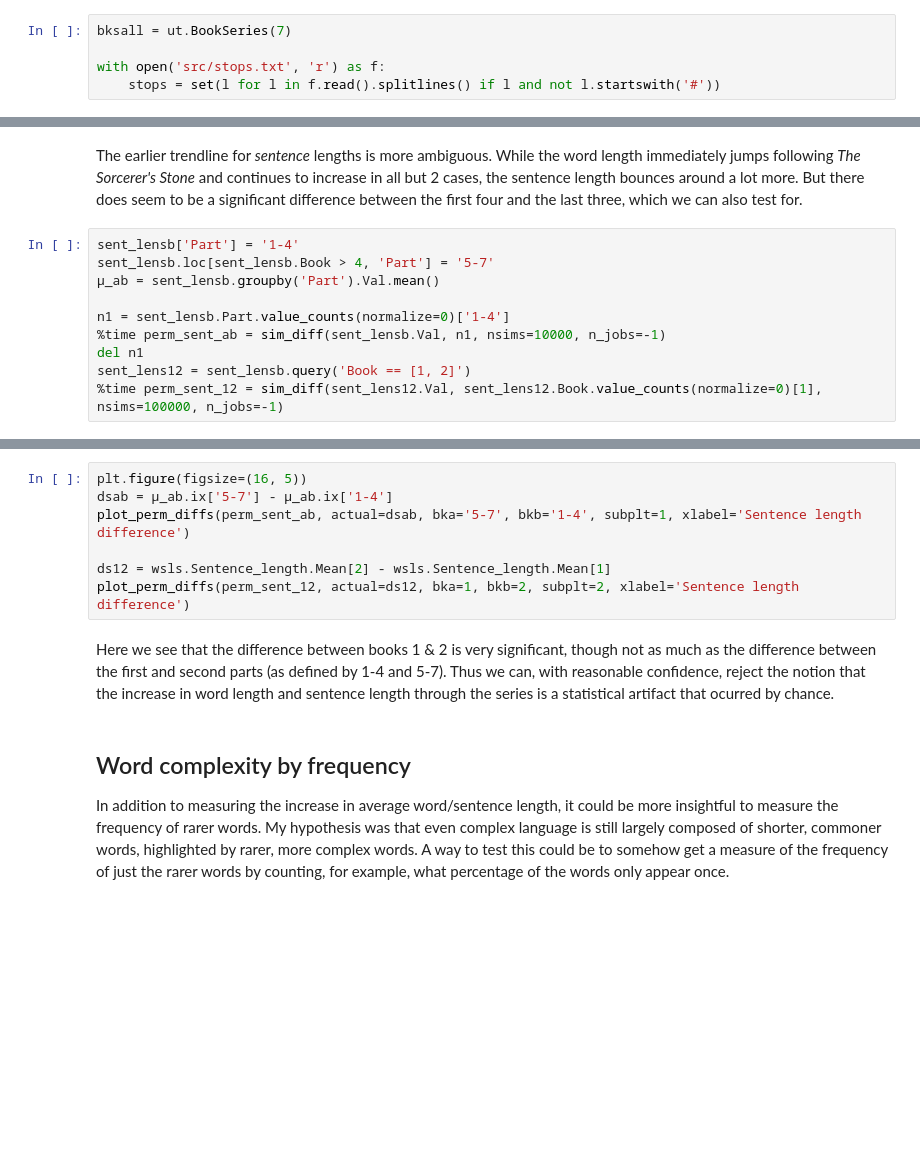
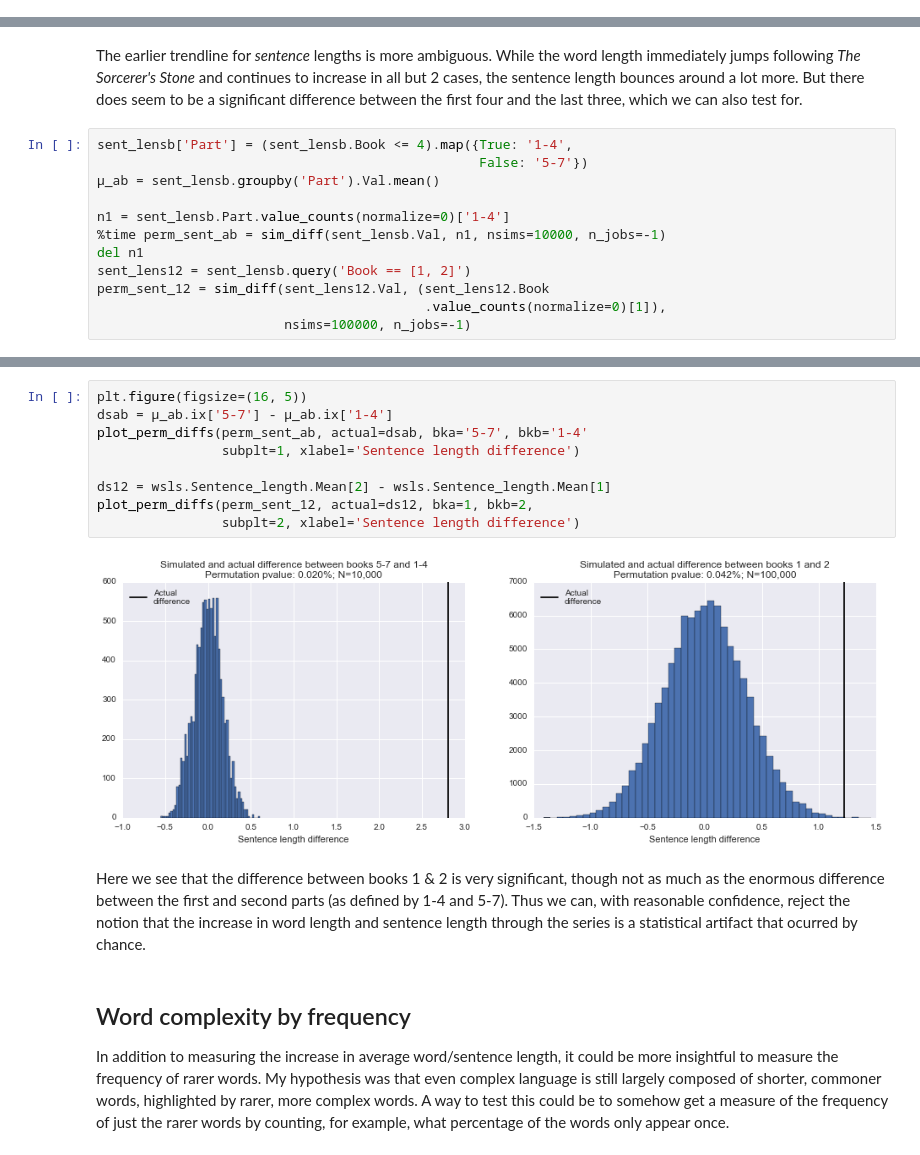
Before and after one commit to d10genes/boy_who_lived, a Jupyter notebook: hp.ipynb, the cells around one changed output, grey strips where cells are left out. Drawn from its saved outputs; the diff is of its cells as text; blank space fills up the shorter version.

```diff
--- a/hp.ipynb
+++ b/hp.ipynb
@@ -24,8 +26,3 @@ import utils as ut; reload(ut);
 
 cachedir = 'cache/'
 memory = Memory(cachedir=cachedir, verbose=0)
-# %%
-bksall = ut.BookSeries(7)
-
-with open('src/stops.txt', 'r') as f:
-    stops = set(l for l in f.read().splitlines() if l and not l.startswith('#'))
@@ -152,12 +205,14 @@ plot_perm_diffs(perm_wd_23, actual=dw23, bka=2, bkb=3, subplt=2, xlabel='Word le
 # %% [markdown]
 The earlier trendline for *sentence* lengths is more ambiguous. While the word length immediately jumps following *The Sorcerer's Stone* and continues to increase in all but 2 cases, the sentence length bounces around a lot more. But there does seem to be a significant difference between the first four and the last three, which we can also test for.
 # %%
-sent_lensb['Part'] = '1-4'
-sent_lensb.loc[sent_lensb.Book > 4, 'Part'] = '5-7'
+sent_lensb['Part'] = (sent_lensb.Book <= 4).map({True: '1-4',
+                                                 False: '5-7'})
 μ_ab = sent_lensb.groupby('Part').Val.mean()
 
 n1 = sent_lensb.Part.value_counts(normalize=0)['1-4']
 %time perm_sent_ab = sim_diff(sent_lensb.Val, n1, nsims=10000, n_jobs=-1)
 del n1
 sent_lens12 = sent_lensb.query('Book == [1, 2]')
-%time perm_sent_12 = sim_diff(sent_lens12.Val, sent_lens12.Book.value_counts(normalize=0)[1], nsims=100000, n_jobs=-1)
+perm_sent_12 = sim_diff(sent_lens12.Val, (sent_lens12.Book
+                                          .value_counts(normalize=0)[1]),
+                        nsims=100000, n_jobs=-1)
@@ -164,12 +224,16 @@ sent_lens12 = sent_lensb.query('Book == [1, 2]')
 # %%
 plt.figure(figsize=(16, 5))
 dsab = μ_ab.ix['5-7'] - μ_ab.ix['1-4']
-plot_perm_diffs(perm_sent_ab, actual=dsab, bka='5-7', bkb='1-4', subplt=1, xlabel='Sentence length difference')
+plot_perm_diffs(perm_sent_ab, actual=dsab, bka='5-7', bkb='1-4'
+                subplt=1, xlabel='Sentence length difference')
 
 ds12 = wsls.Sentence_length.Mean[2] - wsls.Sentence_length.Mean[1]
-plot_perm_diffs(perm_sent_12, actual=ds12, bka=1, bkb=2, subplt=2, xlabel='Sentence length difference')
+plot_perm_diffs(perm_sent_12, actual=ds12, bka=1, bkb=2,
+                subplt=2, xlabel='Sentence length difference')
+# %% [output]
+[figure, added]
 # %% [markdown]
-Here we see that the difference between books 1 & 2 is very significant, though not as much as the difference between the first and second parts (as defined by 1-4 and 5-7). Thus we can, with reasonable confidence, reject the notion that the increase in word length and sentence length through the series is a statistical artifact that ocurred by chance.
+Here we see that the difference between books 1 & 2 is very significant, though not as much as the enormous difference between the first and second parts (as defined by 1-4 and 5-7). Thus we can, with reasonable confidence, reject the notion that the increase in word length and sentence length through the series is a statistical artifact that ocurred by chance.
 # %% [markdown]
 ## Word complexity by frequency
 
```
Also changed, not shown: parts of 71 cells of this notebook, 1 other file.
